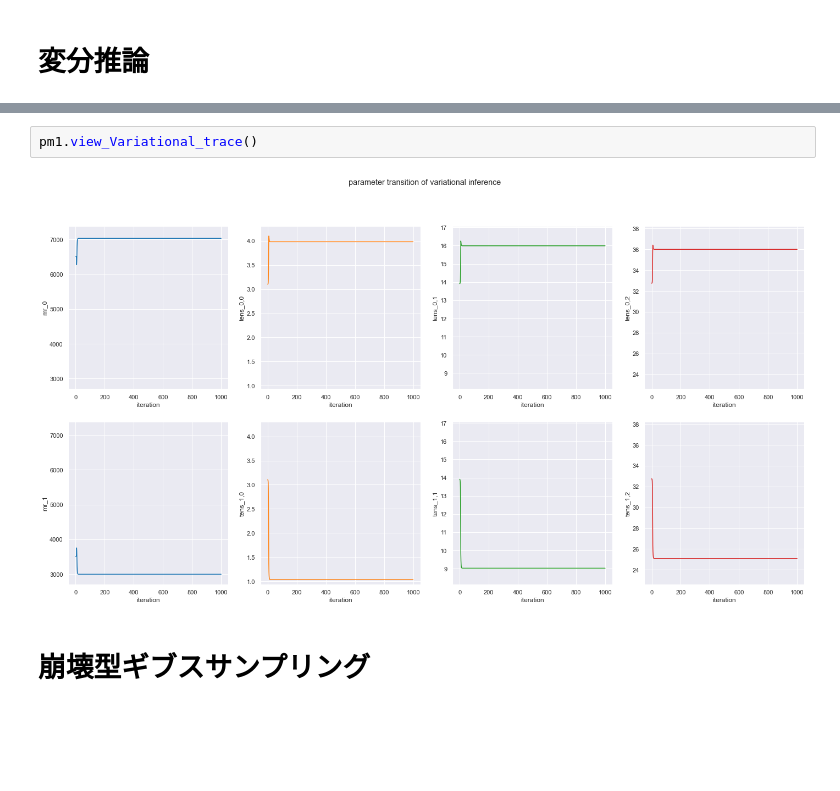
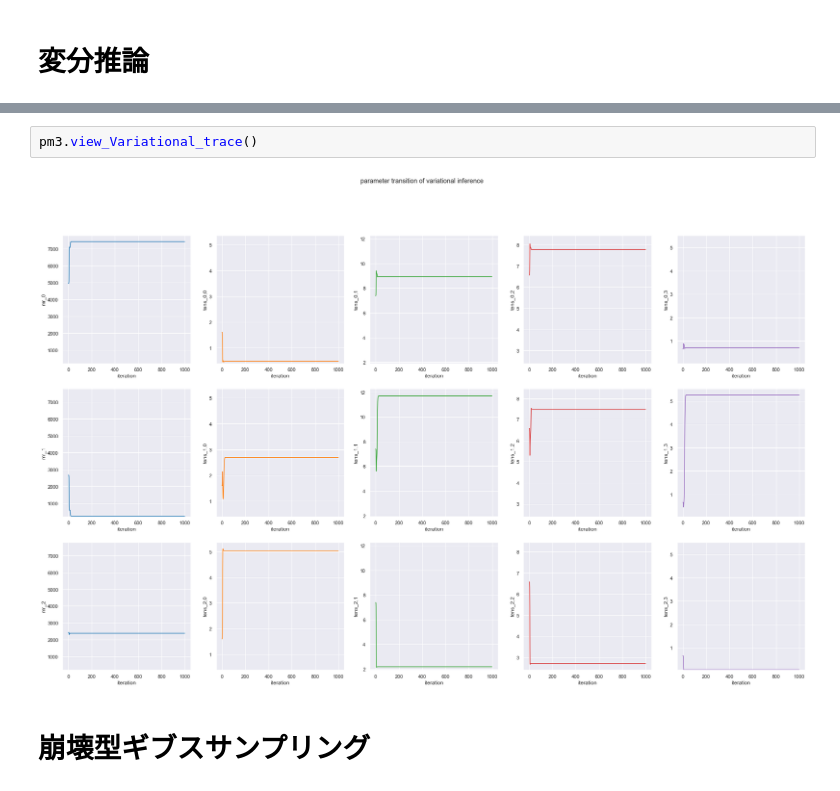
Before and after one commit to joeyoji/BayesModel, a Jupyter notebook: tutorial_notebook.ipynb, the cells around one changed output, grey strips where cells are left out. Drawn from its saved outputs; the diff is of its cells as text; blank space fills up the shorter version.

```diff
--- a/tutorial_notebook.ipynb
+++ b/tutorial_notebook.ipynb
@@ -114,7 +114,7 @@ pm1.VariationalInference(ITER)
 # %%
-pm1.view_Variational_trace()
+pm3.view_Variational_trace()
 # %% [output]
-[figure, old version]
+[figure, new version]
 # %% [markdown]
 # 崩壊型ギブスサンプリング
 # %%
```
Also changed, not shown: parts of 6 cells of this notebook.
